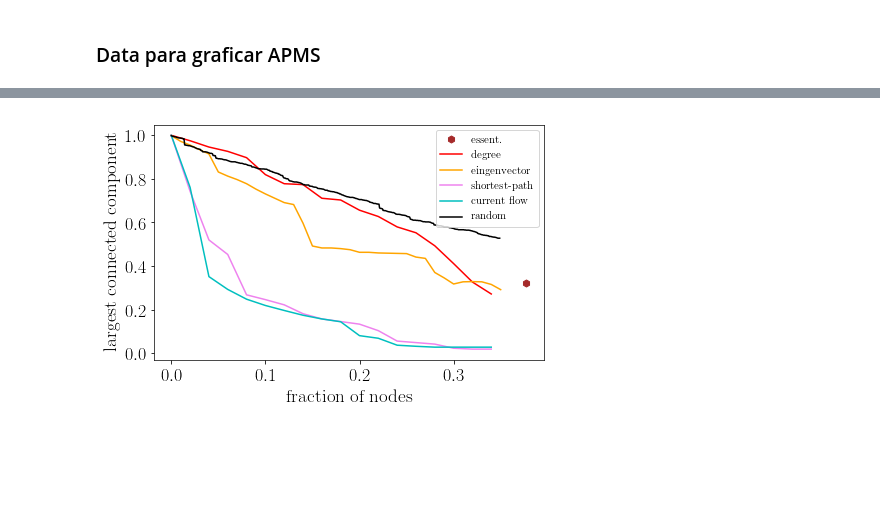
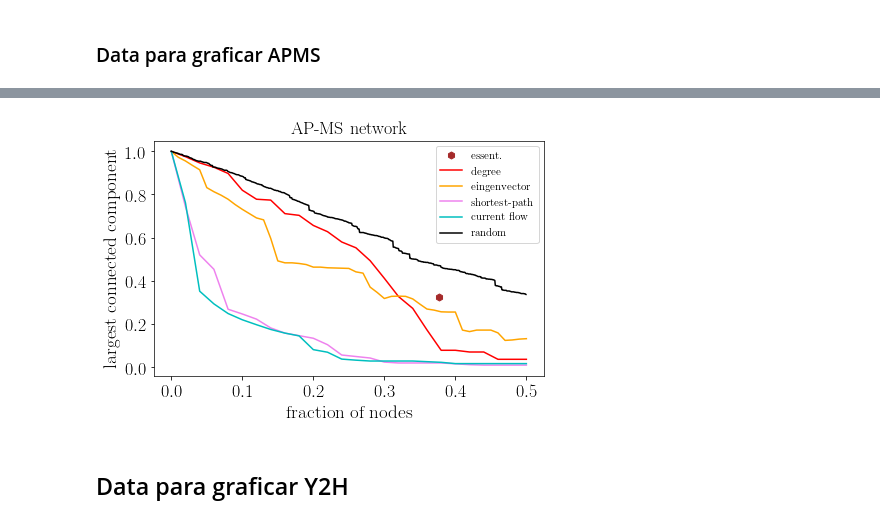
Before and after one commit to ignaciosticco/tp2, a Jupyter notebook: tp2.ipynb, the cells around one changed output, grey strips where cells are left out. Cells and saved outputs as stored; diff of their text form; code cells hidden in the pictures; blank space fills up the shorter version.

Commit message:
Terminacion de los graficos de figura 3 Zotenko

```diff
--- a/tp2.ipynb
+++ b/tp2.ipynb
@@ -660,3 +658,3 @@ resultado_shortest_path2_APMS = funcion_remove_sp2(G_APMS,35)
 # %%
 # Current flow
-resultado_current_flow2_APMS = funcion_remove_cf2(G_APMS,35)
+resultado_current_flow2_APMS = funcion_remove_cf2(G_APMS,50)
@@ -666,30 +661,31 @@ Wall time: 6.2 µs
 # %%
 # Random
-resultado_random_APMS =  funcion_remove_random(G_APMS,0.35)
+resultado_random_APMS =  funcion_remove_random(G_APMS,0.50)
 # %%
 # Degree
-resultado_degree_APMS =  funcion_remove_degree(G_APMS,35)
+resultado_degree_APMS =  funcion_remove_degree(G_APMS,50)
 # %%
 # Eingenvector
-resultado_eingenvector_APMS =  funcion_remove_eigenvector(G_APMS,35)
+resultado_eingenvector_APMS =  funcion_remove_eigenvector(G_APMS,50)
 # %%
 # Esenciales
 resultado_esenciles_APMS =  rem_esenciales(G_APMS)
 # %%
 ### Grafico APMS
 plt.plot(resultado_esenciles_APMS[0],resultado_esenciles_APMS[1],'h',markersize='7',color = 'brown',label='essent.')
 plt.plot(resultado_degree_APMS[0],resultado_degree_APMS[1],'-r',label='degree')
 plt.plot(resultado_eingenvector_APMS[0],resultado_eingenvector_APMS[1],'-',color = 'orange',label='eingenvector')
 plt.plot(resultado_shortest_path2_APMS[0],resultado_shortest_path2_APMS[1],'-',color = 'violet',label='shortest-path')
 plt.plot(resultado_current_flow2_APMS[0],resultado_current_flow2_APMS[1],'-c',label='current flow')
 plt.plot(resultado_random_APMS[0],resultado_random_APMS[1],'-k',label='random')
 
 pylab.xlabel('fraction of nodes')
 pylab.ylabel('largest connected component')
-#plt.grid(color='gray', linestyle='--')
+plt.title('AP-MS network')
 #pylab.ylim(0, 1.0)
 #pylab.xlim(0, 0.35)
 plt.legend(loc='upper right',prop={'size': 11})
+pylab.savefig('Fig3_zotenko_APMS.eps', format='eps', dpi=300, bbox_inches='tight')
 plt.show()
 # %% [output]
-[figure, old version]
+[figure, new version]
@@ -695,0 +719,2 @@ plt.show()
+# %% [markdown]
+## Data para graficar Y2H
```
Also changed, not shown: parts of 30 cells of this notebook, 24 other files.
